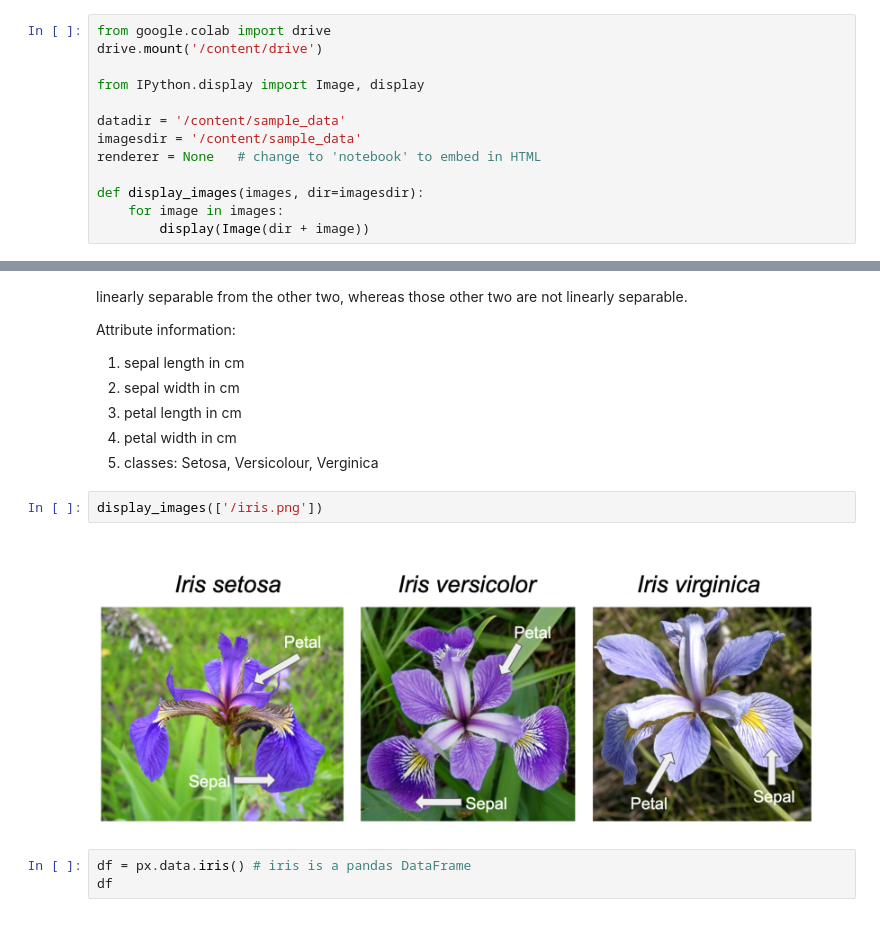
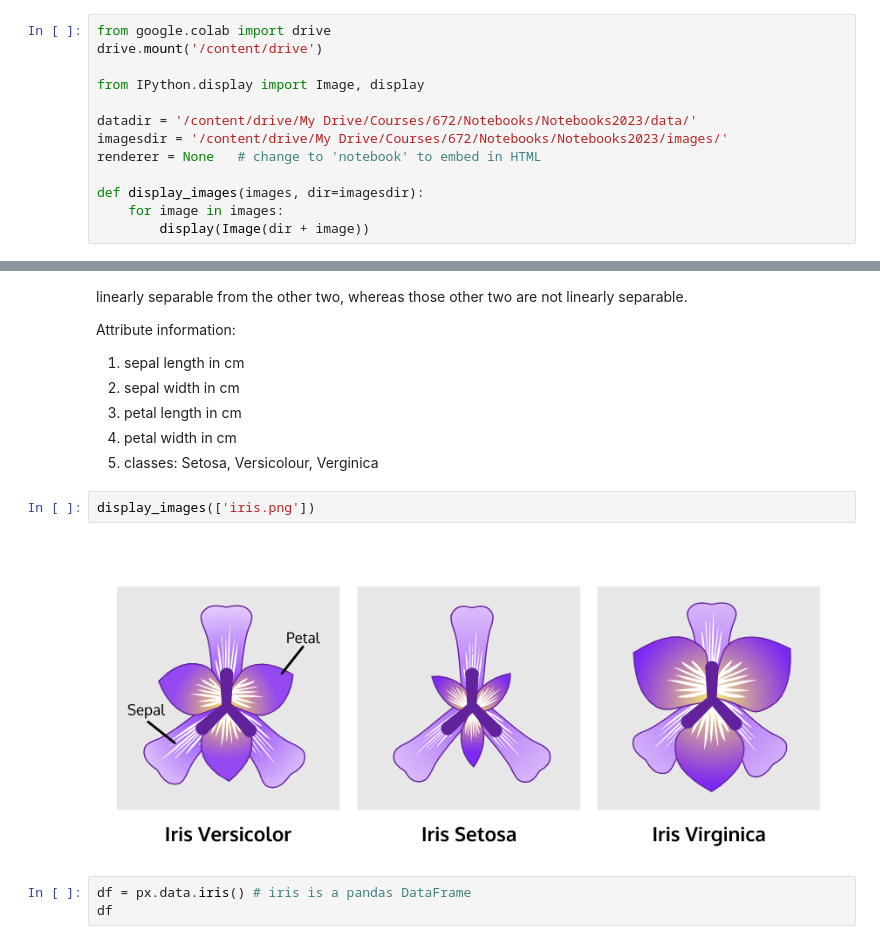
Before and after one commit to dianas11xx/Data-Visualization, a Jupyter notebook: Pandas_PL_B.ipynb, the cells around one changed output, grey strips where cells are left out. Saved outputs shown, nothing was run; the diff lists cells and outputs as text.

Commit message:
pandas notebook

```diff
--- a/Pandas_PL_B.ipynb
+++ b/Pandas_PL_B.ipynb
@@ -7,8 +7,8 @@ drive.mount('/content/drive')
 
 from IPython.display import Image, display
 
-datadir = '/content/sample_data'
-imagesdir = '/content/sample_data'
+datadir = '/content/drive/My Drive/Courses/672/Notebooks/Notebooks2023/data/'
+imagesdir = '/content/drive/My Drive/Courses/672/Notebooks/Notebooks2023/images/'
 renderer = None   # change to 'notebook' to embed in HTML
 
 def display_images(images, dir=imagesdir):
@@ -329,9 +325,9 @@ Attribute information:
 4. petal width in cm
 5. classes: Setosa, Versicolour, Verginica
 # %%
-display_images(['/iris.png'])
+display_images(['iris.png'])
 # %% [output]
-[figure, old version]
+[figure, new version]
 # %%
 df = px.data.iris() # iris is a pandas DataFrame
 df
```
Also changed, not shown: parts of 7 cells of this notebook.
